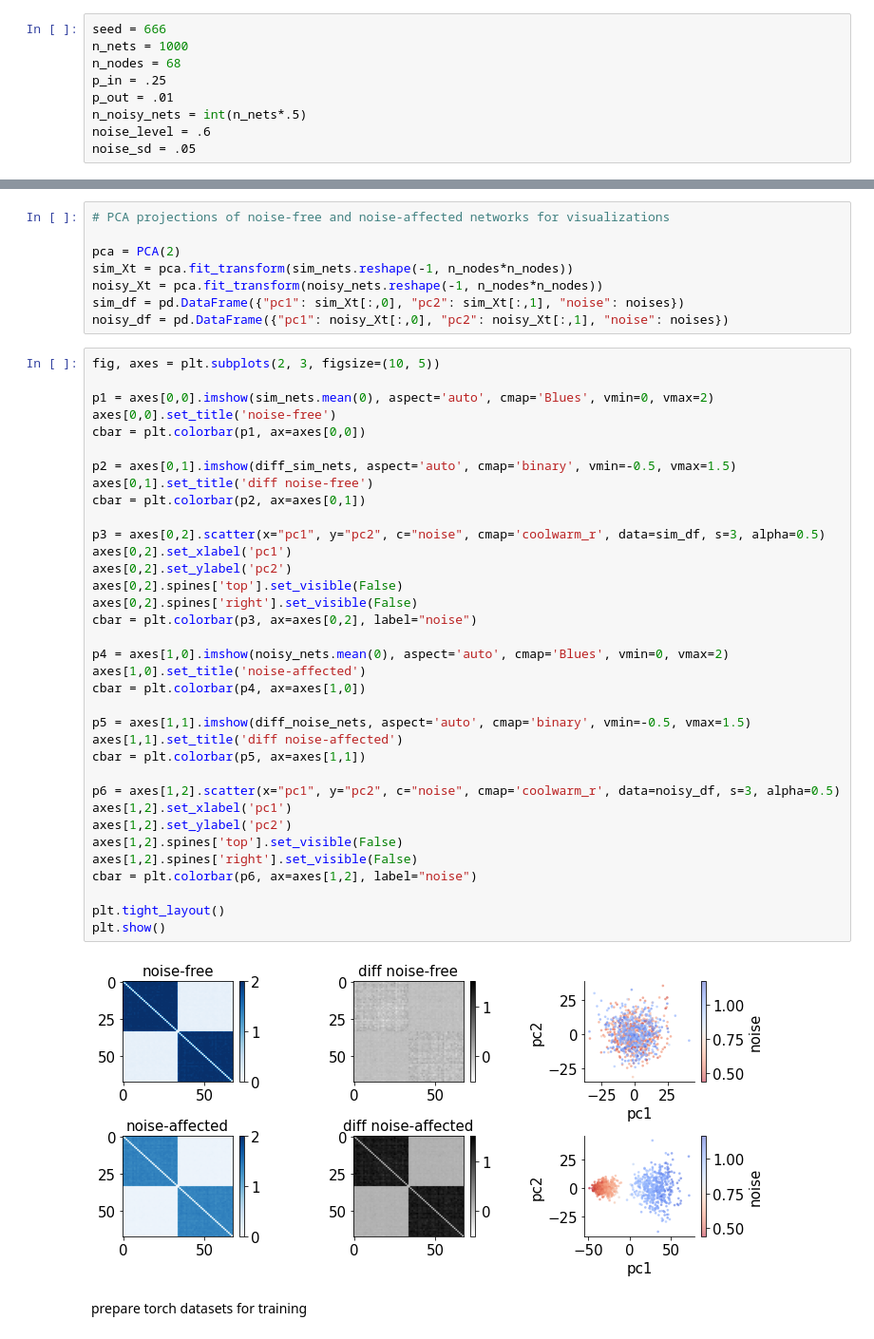
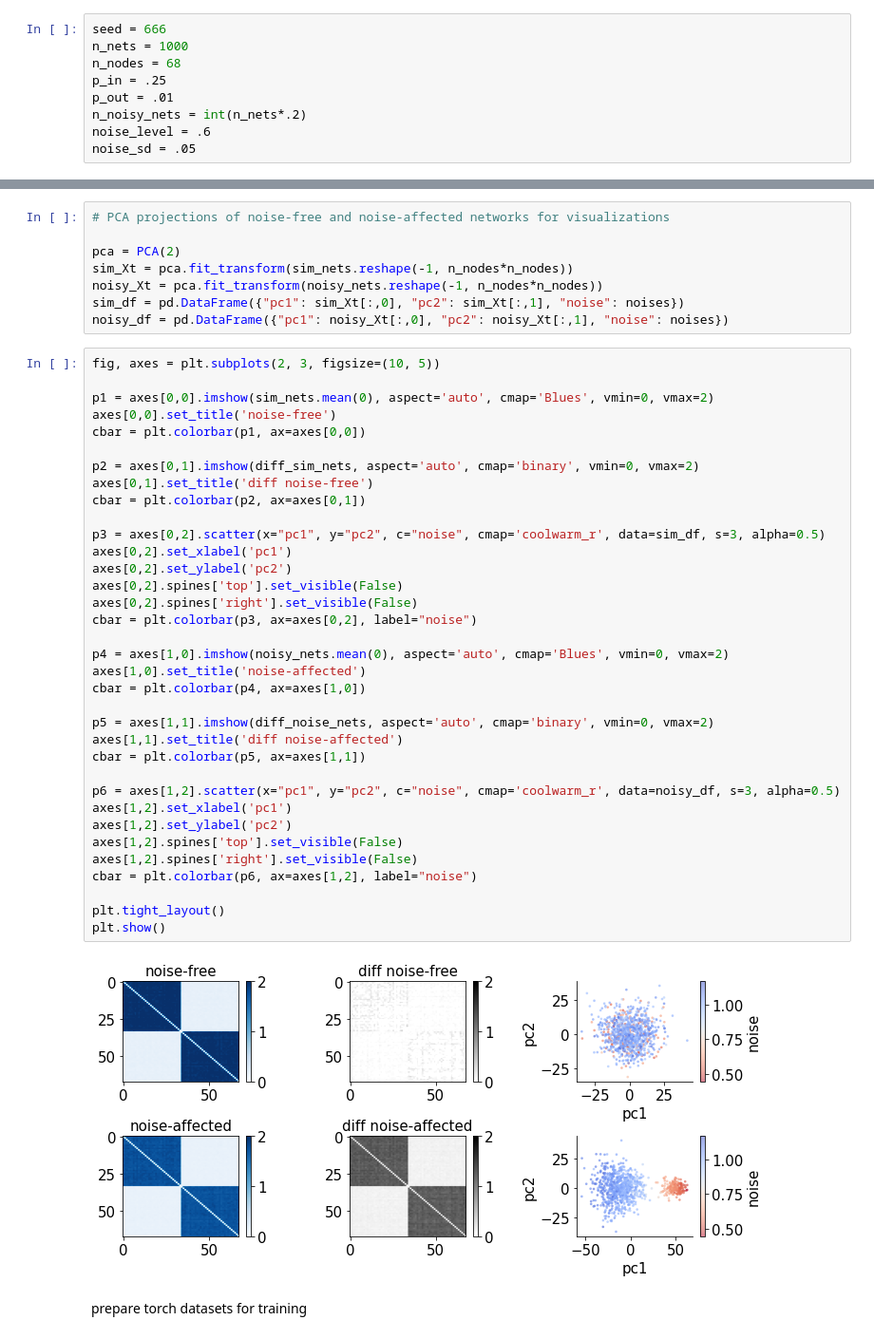
Before and after one commit to yzhang511/inv-vae, a Jupyter notebook: simulation.ipynb, the cells around one changed output, grey strips where cells are left out. Shown at 95% size. Drawn from its saved outputs; the diff is of its cells as text.

```diff
--- a/simulation.ipynb
+++ b/simulation.ipynb
@@ -46,7 +46,7 @@ n_nets = 1000
 n_nodes = 68
 p_in = .25
 p_out = .01
-n_noisy_nets = int(n_nets*.5)
+n_noisy_nets = int(n_nets*.2)
 noise_level = .6
 noise_sd = .05
 # %%
@@ -78,36 +78,36 @@ p1 = axes[0,0].imshow(sim_nets.mean(0), aspect='auto', cmap='Blues', vmin=0, vma
 axes[0,0].set_title('noise-free')
 cbar = plt.colorbar(p1, ax=axes[0,0])
 
-p2 = axes[0,1].imshow(diff_sim_nets, aspect='auto', cmap='binary', vmin=-0.5, vmax=1.5)
+p2 = axes[0,1].imshow(diff_sim_nets, aspect='auto', cmap='binary', vmin=0, vmax=2)
 axes[0,1].set_title('diff noise-free')
 cbar = plt.colorbar(p2, ax=axes[0,1])
 
 p3 = axes[0,2].scatter(x="pc1", y="pc2", c="noise", cmap='coolwarm_r', data=sim_df, s=3, alpha=0.5)
 axes[0,2].set_xlabel('pc1')
 axes[0,2].set_ylabel('pc2')
 axes[0,2].spines['top'].set_visible(False)
 axes[0,2].spines['right'].set_visible(False)
 cbar = plt.colorbar(p3, ax=axes[0,2], label="noise")
 
 p4 = axes[1,0].imshow(noisy_nets.mean(0), aspect='auto', cmap='Blues', vmin=0, vmax=2)
 axes[1,0].set_title('noise-affected')
 cbar = plt.colorbar(p4, ax=axes[1,0])
 
-p5 = axes[1,1].imshow(diff_noise_nets, aspect='auto', cmap='binary', vmin=-0.5, vmax=1.5)
+p5 = axes[1,1].imshow(diff_noise_nets, aspect='auto', cmap='binary', vmin=0, vmax=2)
 axes[1,1].set_title('diff noise-affected')
 cbar = plt.colorbar(p5, ax=axes[1,1])
 
 p6 = axes[1,2].scatter(x="pc1", y="pc2", c="noise", cmap='coolwarm_r', data=noisy_df, s=3, alpha=0.5)
 axes[1,2].set_xlabel('pc1')
 axes[1,2].set_ylabel('pc2')
 axes[1,2].spines['top'].set_visible(False)
 axes[1,2].spines['right'].set_visible(False)
 cbar = plt.colorbar(p6, ax=axes[1,2], label="noise")
 
 plt.tight_layout()
 plt.show()
 # %% [output]
-[figure, old version]
+[figure, new version]
 # %% [markdown]
 prepare torch datasets for training
 # %%
```
Also changed, not shown: parts of 14 cells of this notebook, 5 other files.
